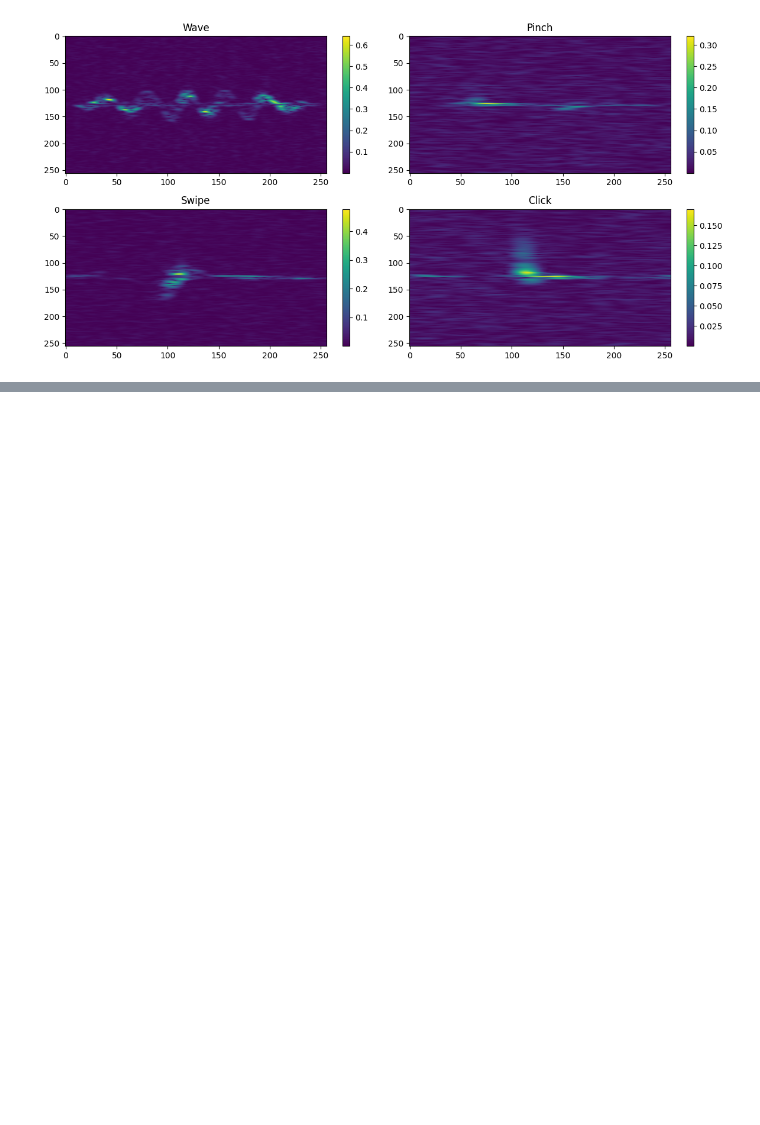
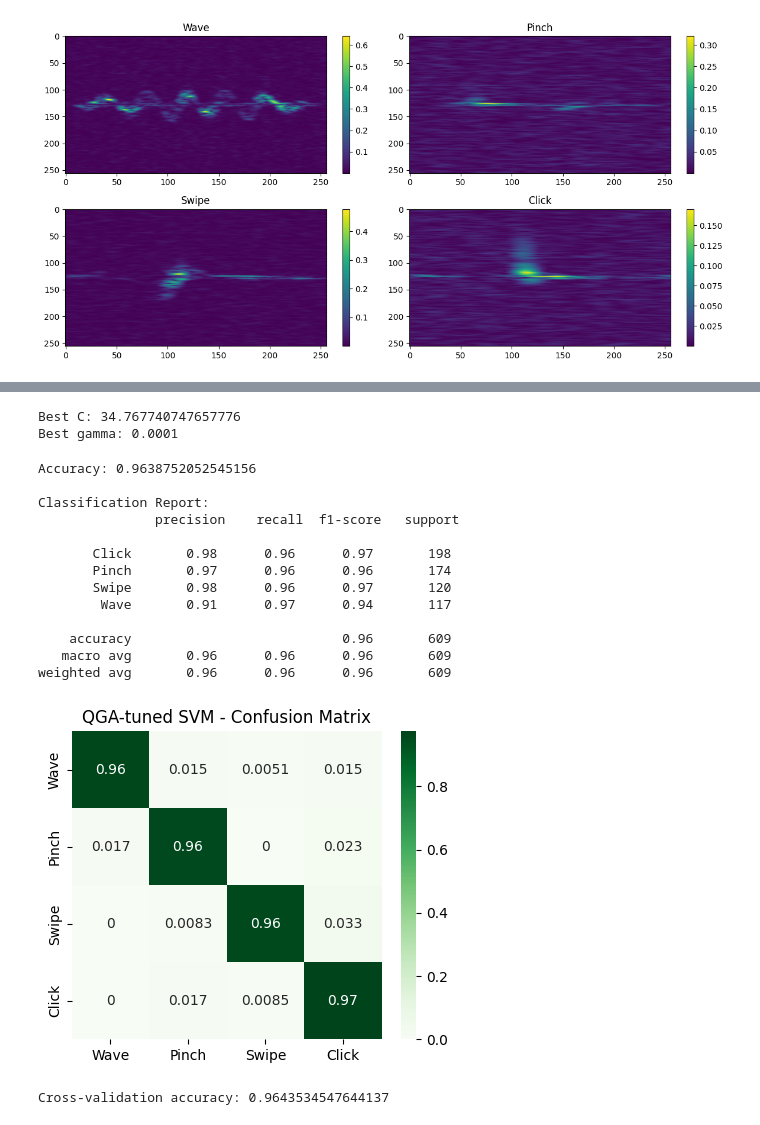
Before and after one commit to Oskar-Nowak/quantum-inspired-kernel-optimization, a Jupyter notebook: notebooks/dopnet_analysis.ipynb, the cells around one changed output, grey strips where cells are left out. Drawn from its saved outputs; the diff is of its cells as text; code cells hidden in the pictures; blank space fills up the shorter version.

```diff
--- a/notebooks/dopnet_analysis.ipynb
+++ b/notebooks/dopnet_analysis.ipynb
@@ -103,0 +181,52 @@ weighted avg       0.91      0.91      0.91       609
+# %%
+best_idx = best_gen['best_index']
+
+effective_bits = qga.genome_length - 1
+half = effective_bits // 2
+C_bits = qga.chromosome[best_idx, 1:1+half]
+gamma_bits = qga.chromosome[best_idx, 1+half:1+effective_bits]
+
+best_C = qga.decode_param(C_bits, -3, 3)
+best_gamma = qga.decode_param(gamma_bits, -4, 1)
+print("Best C:", best_C)
+print("Best gamma:", best_gamma)
+# %% [output]
+Best C: 34.767740747657776
+Best gamma: 0.0001
+# %%
+# SVM trained with QGA parameters
+
+svm_qga = SVC(kernel='rbf', C=best_C, gamma=best_gamma)
+svm_qga.fit(X_train, y_train)
+
+y_pred_qga = svm_qga.predict(X_test)
+
+print("Accuracy:", accuracy_score(y_test, y_pred_qga))
+print("\nClassification Report:\n", classification_report(y_test, y_pred_qga))
+
+cm_qga = confusion_matrix(y_test, y_pred_qga, normalize='true')
+plt.figure(figsize=(5,4))
+sns.heatmap(cm_qga, annot=True, cmap='Greens',
+            xticklabels=labels,
+            yticklabels=labels)
+plt.title('QGA-tuned SVM - Confusion Matrix')
+plt.show()
+
+cv_qga = cross_val_score(svm_qga, X_train, y_train, cv=5).mean()
+print("Cross-validation accuracy:", cv_qga)
+# %% [output]
+Accuracy: 0.9638752052545156
+
+Classification Report:
+               precision    recall  f1-score   support
+
+       Click       0.98      0.96      0.97       198
+       Pinch       0.97      0.96      0.96       174
+       Swipe       0.98      0.96      0.97       120
+        Wave       0.91      0.97      0.94       117
+
+    accuracy                           0.96       609
+   macro avg       0.96      0.96      0.96       609
+weighted avg       0.96      0.96      0.96       609
+[figure, added]
+Cross-validation accuracy: 0.9643534547644137
```
Also changed, not shown: parts of 5 cells of this notebook.
